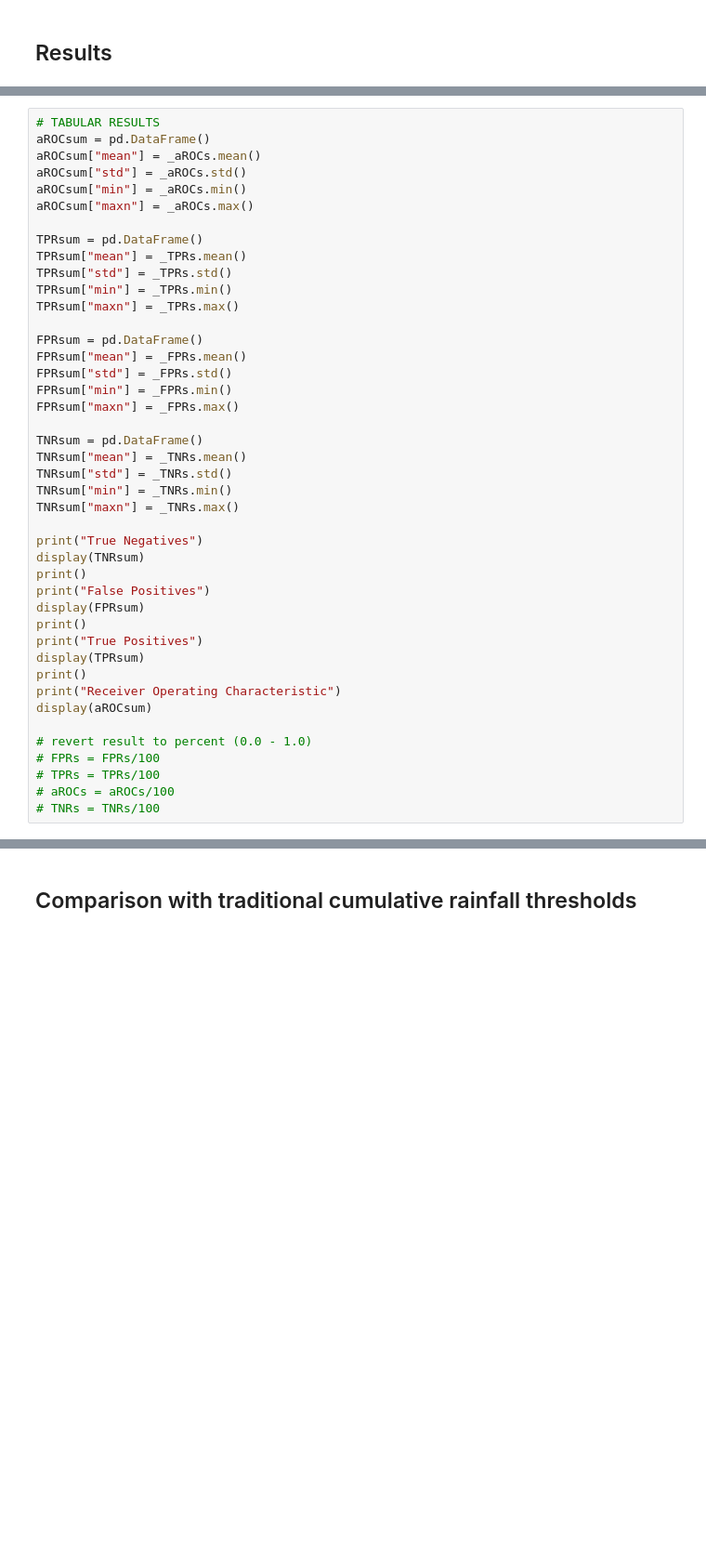
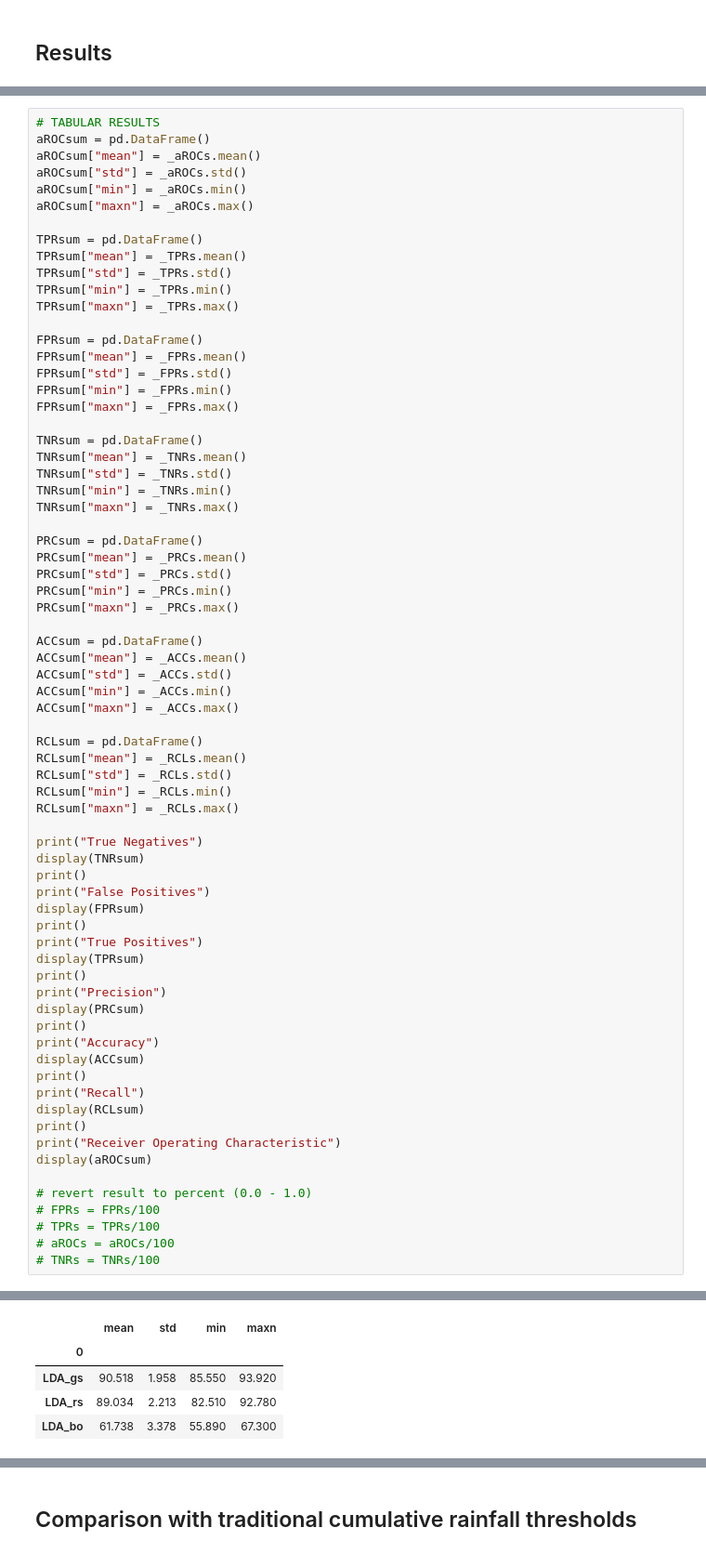
Before and after one commit to ravucordilleras/SC02-dengue-forecasting, a Jupyter notebook: v1/humidity.ipynb, the cells around one changed output, grey strips where cells are left out. Shown: that part at 93% size. Drawn from its saved outputs; the diff is of its cells as text; blank space fills up the shorter version.

```diff
--- a/v1/humidity.ipynb
+++ b/v1/humidity.ipynb
@@ -586,6 +648,24 @@ TNRsum["std"] = _TNRs.std()
 TNRsum["min"] = _TNRs.min()
 TNRsum["maxn"] = _TNRs.max()
 
+PRCsum = pd.DataFrame()
+PRCsum["mean"] = _PRCs.mean()
+PRCsum["std"] = _PRCs.std()
+PRCsum["min"] = _PRCs.min()
+PRCsum["maxn"] = _PRCs.max()
+
+ACCsum = pd.DataFrame()
+ACCsum["mean"] = _ACCs.mean()
+ACCsum["std"] = _ACCs.std()
+ACCsum["min"] = _ACCs.min()
+ACCsum["maxn"] = _ACCs.max()
+
+RCLsum = pd.DataFrame()
+RCLsum["mean"] = _RCLs.mean()
+RCLsum["std"] = _RCLs.std()
+RCLsum["min"] = _RCLs.min()
+RCLsum["maxn"] = _RCLs.max()
+
 print("True Negatives")
 display(TNRsum)
 print()
@@ -595,6 +675,15 @@ print()
 print("True Positives")
 display(TPRsum)
 print()
+print("Precision")
+display(PRCsum)
+print()
+print("Accuracy")
+display(ACCsum)
+print()
+print("Recall")
+display(RCLsum)
+print()
 print("Receiver Operating Characteristic")
 display(aROCsum)
 
@@ -603,3 +692,4 @@ display(aROCsum)
 # TPRs = TPRs/100
 # aROCs = aROCs/100
 # TNRs = TNRs/100
+# %% [output]
@@ -605,0 +697,5 @@ display(aROCsum)
+|  | mean | std | min | maxn |
+| 0 |  |  |  |  |
+| LDA_gs | 90.518 | 1.958 | 85.550 | 93.920 |
+| LDA_rs | 89.034 | 2.213 | 82.510 | 92.780 |
+| LDA_bo | 61.738 | 3.378 | 55.890 | 67.300 |
```
Also changed, not shown: parts of 7 cells of this notebook.
